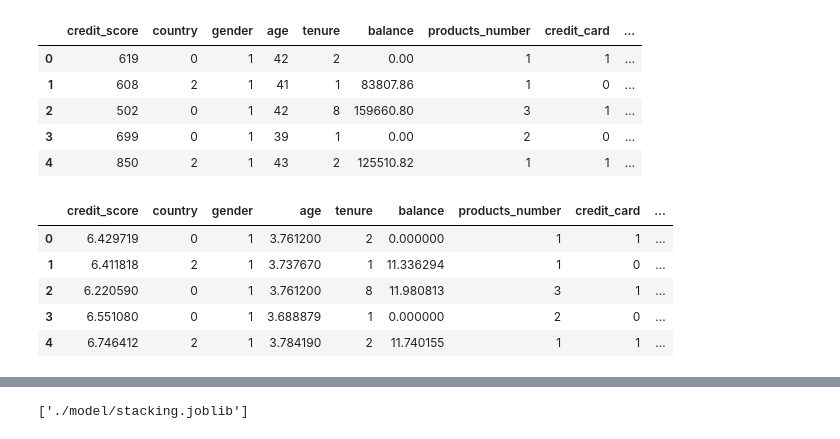
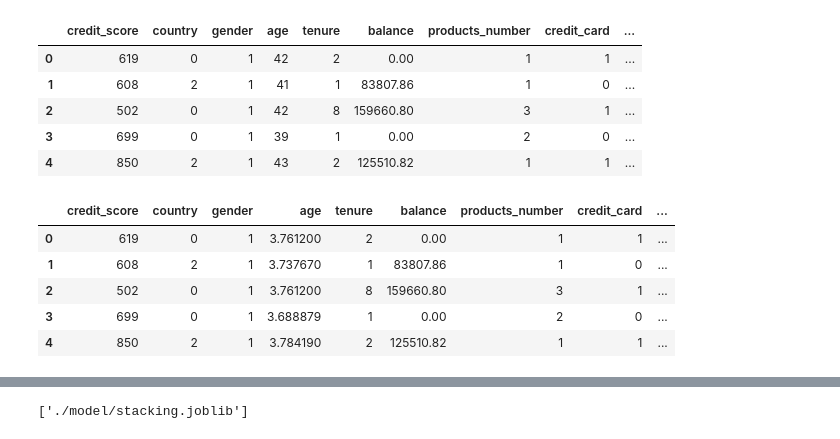
Before and after one commit to SKNETWORKS-FAMILY-AICAMP/SKN09-2nd-4Team, a Jupyter notebook: ml.ipynb, the cells around one changed output, grey strips where cells are left out. Cells and saved outputs as stored; diff of their text form; code cells hidden in the pictures.

```diff
--- a/ml.ipynb
+++ b/ml.ipynb
@@ -37,19 +34,20 @@ def auc_plot(model, X_test, y_test):
     plt.show()
 # %%
 # log1p 변환 수행
-skewed_columns = ['age', 'balance', 'estimated_salary', 'credit_score']
+# skewed_columns = ['age', 'balance', 'estimated_salary', 'credit_score']
+skewed_columns = ['age']
 
 for column in skewed_columns:
     df[column] = df[column].apply(np.log1p)
 
 df.head()
 # %% [output]
 |  | credit_score | country | gender | age | tenure | balance | products_number | credit_card | ... |
-| 0 | 6.429719 | 0 | 1 | 3.761200 | 2 | 0.000000 | 1 | 1 | ... |
-| 1 | 6.411818 | 2 | 1 | 3.737670 | 1 | 11.336294 | 1 | 0 | ... |
-| 2 | 6.220590 | 0 | 1 | 3.761200 | 8 | 11.980813 | 3 | 1 | ... |
-| 3 | 6.551080 | 0 | 1 | 3.688879 | 1 | 0.000000 | 2 | 0 | ... |
-| 4 | 6.746412 | 2 | 1 | 3.784190 | 2 | 11.740155 | 1 | 1 | ... |
+| 0 | 619 | 0 | 1 | 3.761200 | 2 | 0.00 | 1 | 1 | ... |
+| 1 | 608 | 2 | 1 | 3.737670 | 1 | 83807.86 | 1 | 0 | ... |
+| 2 | 502 | 0 | 1 | 3.761200 | 8 | 159660.80 | 3 | 1 | ... |
+| 3 | 699 | 0 | 1 | 3.688879 | 1 | 0.00 | 2 | 0 | ... |
+| 4 | 850 | 2 | 1 | 3.784190 | 2 | 125510.82 | 1 | 1 | ... |
 # %%
 from sklearn.model_selection import train_test_split
 from sklearn.preprocessing import StandardScaler
```
Also changed, not shown: parts of 6 cells of this notebook, 2 other files.
